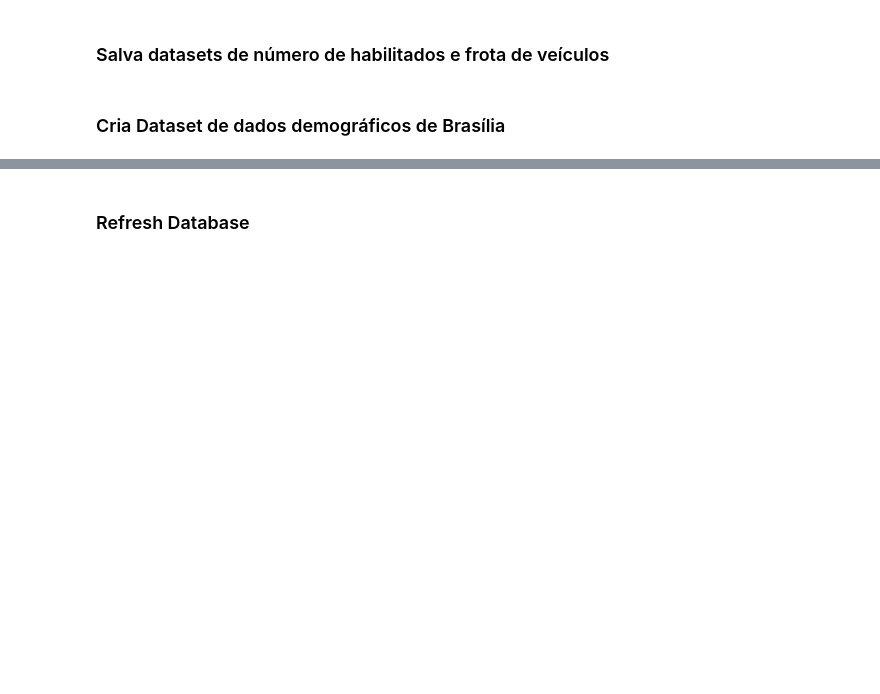
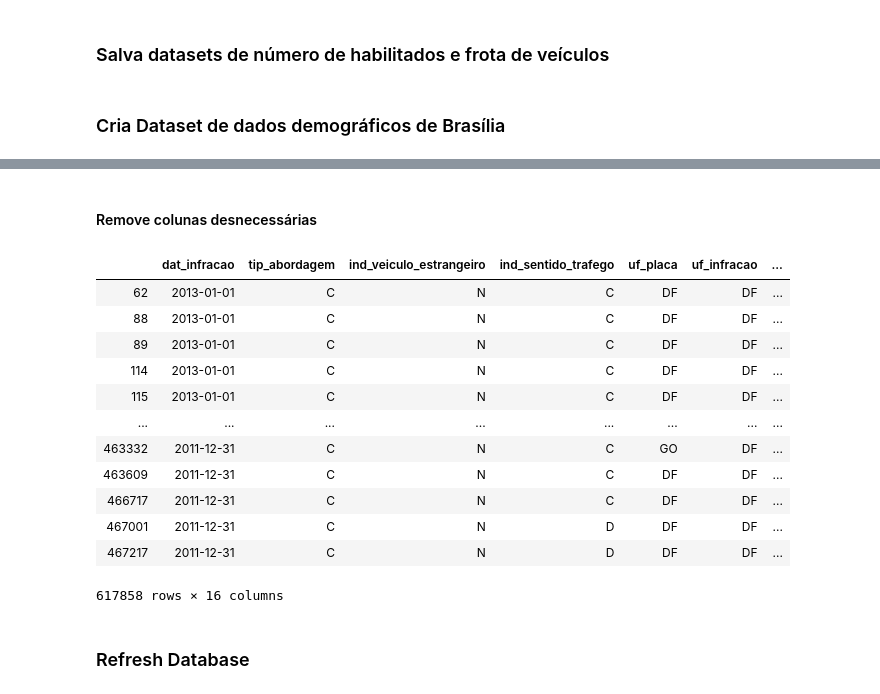
Before and after one commit to IagoCarvalho/tcc_scripts, a Jupyter notebook: data_cleaning.ipynb, the cells around one changed output, grey strips where cells are left out. Cells and saved outputs as stored; diff of their text form; code cells hidden in the pictures; blank space fills up the shorter version.

Commit message:
updates data cleaning for prf registers
Co-authored-by: Hugo <hugo.asb96@gmail.com>

```diff
--- a/data_cleaning.ipynb
+++ b/data_cleaning.ipynb
@@ -239,3 +328,27 @@ df_demografia_brasilia_2015_2016.head()
+# %% [markdown]
+#### Remove colunas desnecessárias
+# %%
+df_infracoes_2010_2018 = infracoes_2010_2018.drop("ind_assinou_auto", axis = 1)
+df_infracoes_2010_2018 = infracoes_2010_2018.drop("nom_municipio", axis = 1)
+df_infracoes_2010_2018 = infracoes_2010_2018.drop("data_fim_vigencia", axis = 1)
+df_infracoes_2010_2018 = infracoes_2010_2018.drop("data_inicio_vigencia", axis = 1)
+df_infracoes_2010_2018 = infracoes_2010_2018.drop("enquadramento", axis = 1)
+# %%
+df_infracoes_2010_2018
+# %% [output]
+|  | dat_infracao | tip_abordagem | ind_veiculo_estrangeiro | ind_sentido_trafego | uf_placa | uf_infracao | ... |
+| 62 | 2013-01-01 | C | N | C | DF | DF | ... |
+| 88 | 2013-01-01 | C | N | C | DF | DF | ... |
+| 89 | 2013-01-01 | C | N | C | DF | DF | ... |
+| 114 | 2013-01-01 | C | N | C | DF | DF | ... |
+| 115 | 2013-01-01 | C | N | C | DF | DF | ... |
+| ... | ... | ... | ... | ... | ... | ... | ... |
+| 463332 | 2011-12-31 | C | N | C | GO | DF | ... |
+| 463609 | 2011-12-31 | C | N | C | DF | DF | ... |
+| 466717 | 2011-12-31 | C | N | C | DF | DF | ... |
+| 467001 | 2011-12-31 | C | N | D | DF | DF | ... |
+| 467217 | 2011-12-31 | C | N | D | DF | DF | ... |
+617858 rows × 16 columns
 # %% [markdown]
 ### Refresh Database
 # %%
```
Also changed, not shown: parts of 4 cells of this notebook.
